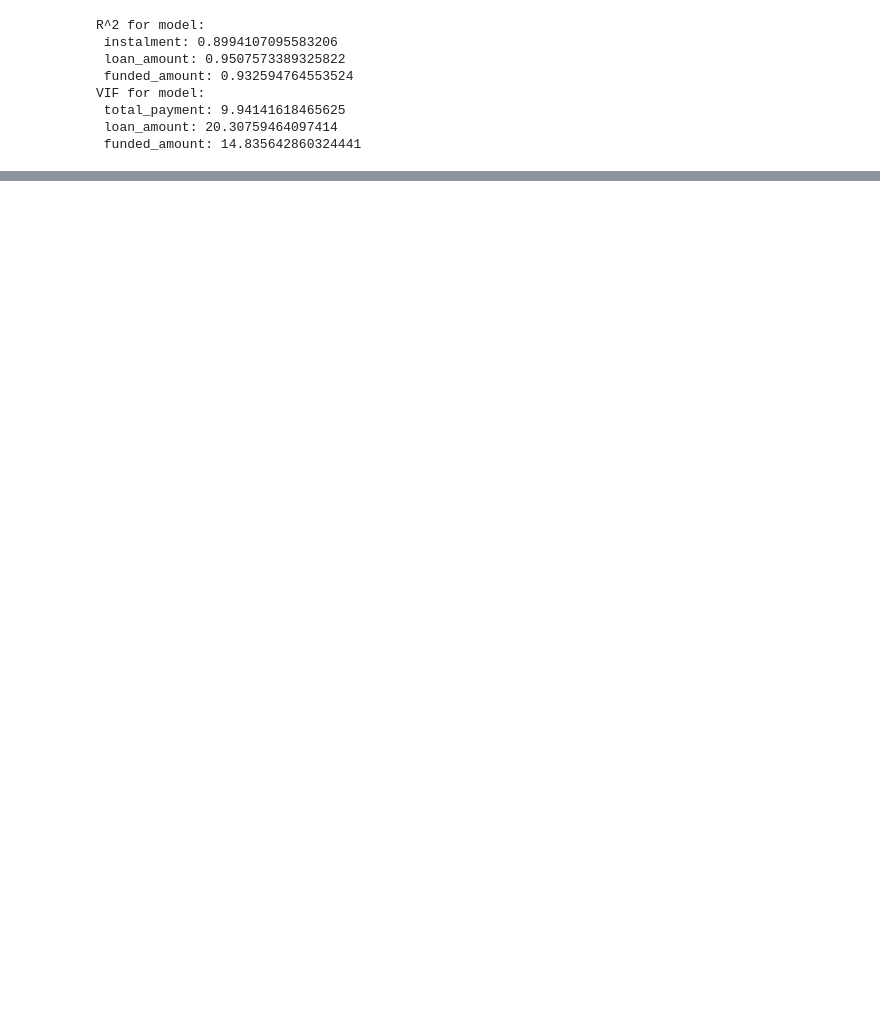
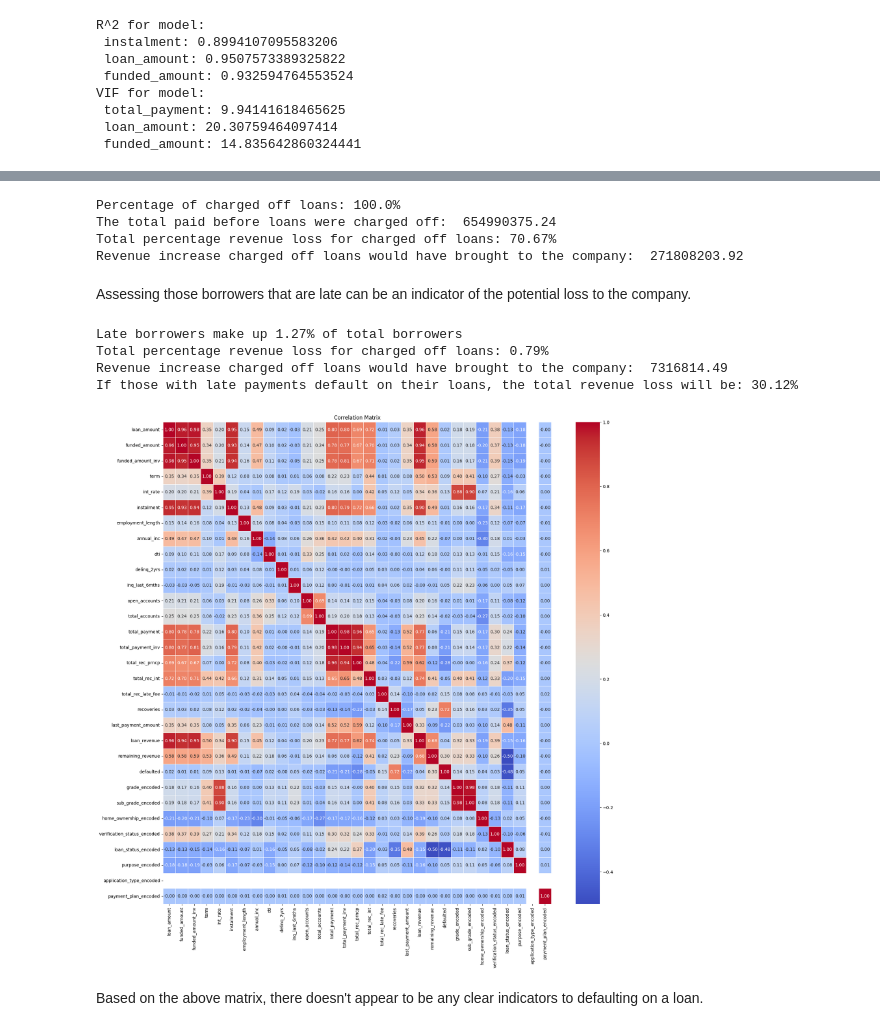
Before and after one commit to jvrolfe/exploratory-data-analysis---customer-loans-in-finance, a Jupyter notebook: loans.ipynb, the cells around one changed output, grey strips where cells are left out. Drawn from its saved outputs; the diff is of its cells as text; code cells hidden in the pictures; blank space fills up the shorter version.

Commit message:
finalising project

```diff
--- a/loans.ipynb
+++ b/loans.ipynb
@@ -570,0 +914,54 @@ loan_data_cleaned.drop(["total_payment_inv", "funded_amount_inv", "collection_re
+# %%
+loan_data_cleaned["loan_revenue"] = loan_data_cleaned.apply(lambda row: row["instalment"] * row["term"], axis=1)
+loan_data_cleaned["remaining_revenue"] = loan_data_cleaned.apply(lambda row: row["loan_revenue"] - row["total_payment"], axis=1)
+loan_data_cleaned["defaulted"] = loan_data_cleaned["loan_status"].isin(["Charged Off"]).astype(int)
+defaulted_loans = loan_data_cleaned.copy()
+print(f"Percentage of charged off loans: {round((len(loan_data_cleaned['defaulted'])/len(loan_data_cleaned)) * 100, 2)}%")
+
+total_paid_before_defaulted = sum(defaulted_loans["total_payment"])
+print("The total paid before loans were charged off: ", round(total_paid_before_defaulted, 2))
+
+
+total_revenue = loan_data_cleaned["loan_revenue"].sum()
+loss = round(defaulted_loans["remaining_revenue"].sum(), 2)
+loss_percent = round(((total_paid_before_defaulted / total_revenue) * 100), 2)
+
+print(f"Total percentage revenue loss for charged off loans: {loss_percent}%")
+print("Revenue increase charged off loans would have brought to the company: ", loss)
+# %% [output]
+Percentage of charged off loans: 100.0%
+The total paid before loans were charged off:  654990375.24
+Total percentage revenue loss for charged off loans: 70.67%
+Revenue increase charged off loans would have brought to the company:  271808203.92
+# %% [markdown]
+Assessing those borrowers that are late can be an indicator of the potential loss to the company.
+# %%
+late_borrowers = loan_data_cleaned.loc[(loan_data_cleaned["loan_status"].str.contains("Late"))]
+late_borrowers = late_borrowers.copy()
+percent_late_borrowers = round((len(late_borrowers)/len(loan_data_cleaned)) * 100, 2)
+print(f"Late borrowers make up {percent_late_borrowers}% of total borrowers")
+
+projected_loss = round(late_borrowers["remaining_revenue"].sum(), 2)
+projected_loss_percent = round(((projected_loss / total_revenue) * 100), 2)
+
+print(f"Total percentage revenue loss for charged off loans: {projected_loss_percent}%")
+print("Revenue increase charged off loans would have brought to the company: ", projected_loss)
+
+total_projected_loss = loss + projected_loss
+total_loss_percent = round(((total_projected_loss/total_revenue) * 100), 2)
+
+print(f"If those with late payments default on their loans, the total revenue loss will be: {total_loss_percent}%")
+# %% [output]
+Late borrowers make up 1.27% of total borrowers
+Total percentage revenue loss for charged off loans: 0.79%
+Revenue increase charged off loans would have brought to the company:  7316814.49
+If those with late payments default on their loans, the total revenue loss will be: 30.12%
+# %%
+indicator_matrix_cleaned = defaulted_loans.drop(["id", "member_id", "out_prncp", "out_prncp_inv", "policy_code", "fully_paid"], axis=1)
+defaulted_loans_encoded = DataFrameTransform(indicator_matrix_cleaned)
+defaulted_loans_encoded.encode_categorical_columns(category_columns)
+indicator_corr = defaulted_loans_encoded.identify_correlated_columns()
+# %% [output]
+[figure, added]
+# %% [markdown]
+Based on the above matrix, there doesn't appear to be any clear indicators to defaulting on a loan.
```
Also changed, not shown: parts of 26 cells of this notebook, 1 other file.
